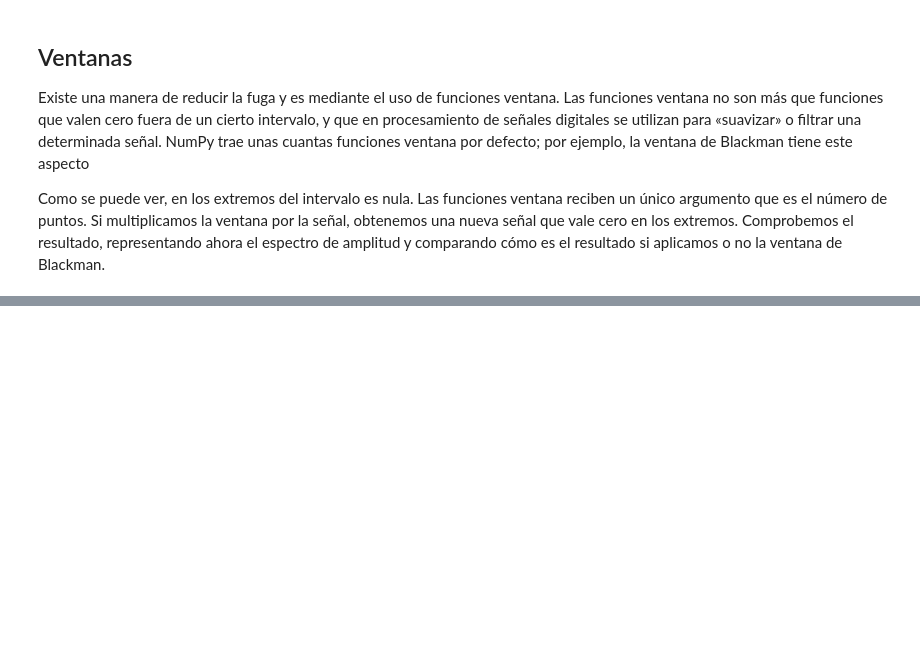
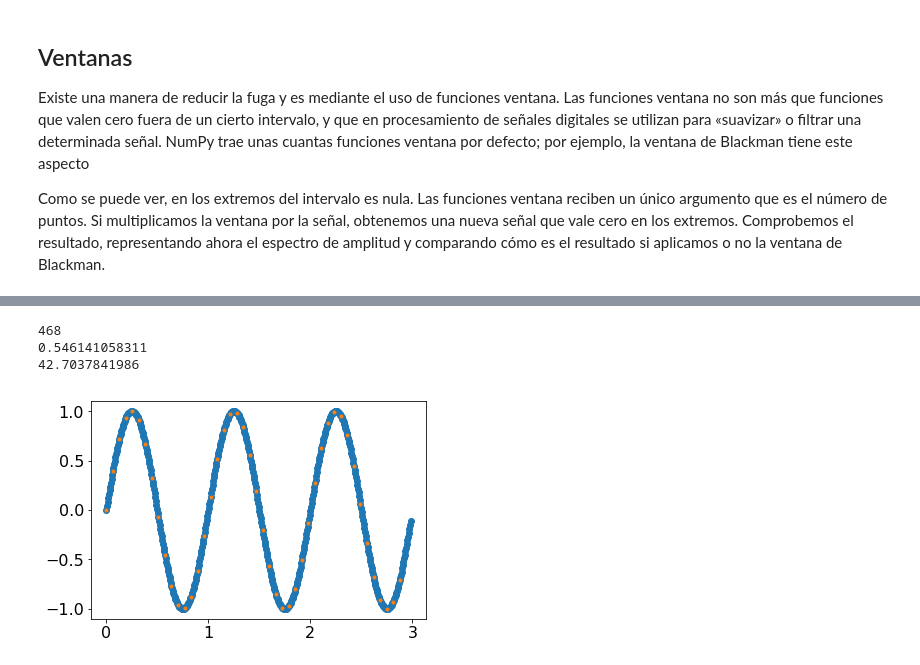
Before and after one commit to eaiii-frba-utn/2019, a Jupyter notebook: Espectro/Serie de Fourier v0.4.ipynb, the cells around one changed output, grey strips where cells are left out. Drawn from its saved outputs; the diff is of its cells as text; code cells hidden in the pictures; blank space fills up the shorter version.

```diff
--- a/Espectro/Serie de Fourier v0.4.ipynb
+++ b/Espectro/Serie de Fourier v0.4.ipynb
@@ -352,0 +377,48 @@ Elapsed time: 0.0002548695 seconds.
+# %%
+def eVect(N,h):
+    return [np.exp(-2j*np.pi*n*h/N) for n in range(N)]
+
+# Demodulation
+def DFT(x, h): # h : harmonic
+    N = len(x)
+    X = ( sum([s*np.exp(-2j*np.pi*n*h/N) for n,s in enumerate(x)]))
+    return X
+# %%
+# Parametros de la señal
+fs  = 2e6/100/128     # muestreo
+fm  = 1.0             # Hz
+Np  = 3              # numero de periodos
+N   = int((Np*fm)*fs)
+print(N)
+dt  = 1 / (fs)  # Espaciado (puntos por período)
+Tf  = (N - 1) * dt
+
+# Vector tiempo
+# np.linspace( inicio, fin, paso)
+t  = np.linspace(0,Tf, N, endpoint=False)  # Intervalo de tiempo en segundos
+
+
+# Señal
+y = np.sin(2 * pi * fm * t)   # Señal
+
+
+##
+div = 10
+
+fs  = fs/div
+Npp = int(fs//fm)
+
+Nt  = np.arange(0,N, 1)
+Na  = np.arange(0,(N//div)*div, div)  # Intervalo de tiempo en segundos
+ya = y[Na]
+
+
+plt.plot(t[Nt] ,y[Nt], 'o')
+plt.plot(t[Na], y[Na],'.')
+print(np.abs(DFT(ya,1) ))
+print(np.angle(DFT(ya,1) )/np.pi*180)
+# %% [output]
+468
+0.546141058311
+42.7037841986
+[figure, added]
```
Also changed, not shown: parts of 14 cells of this notebook, 1 other file.
